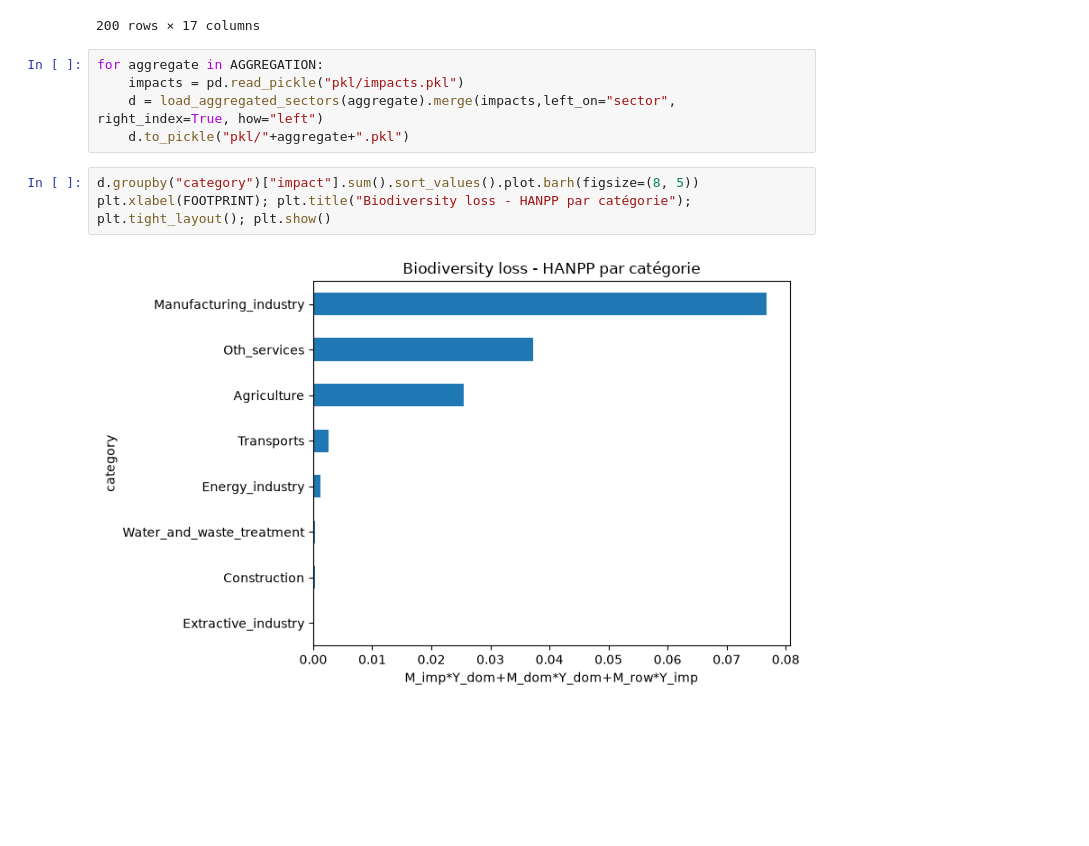
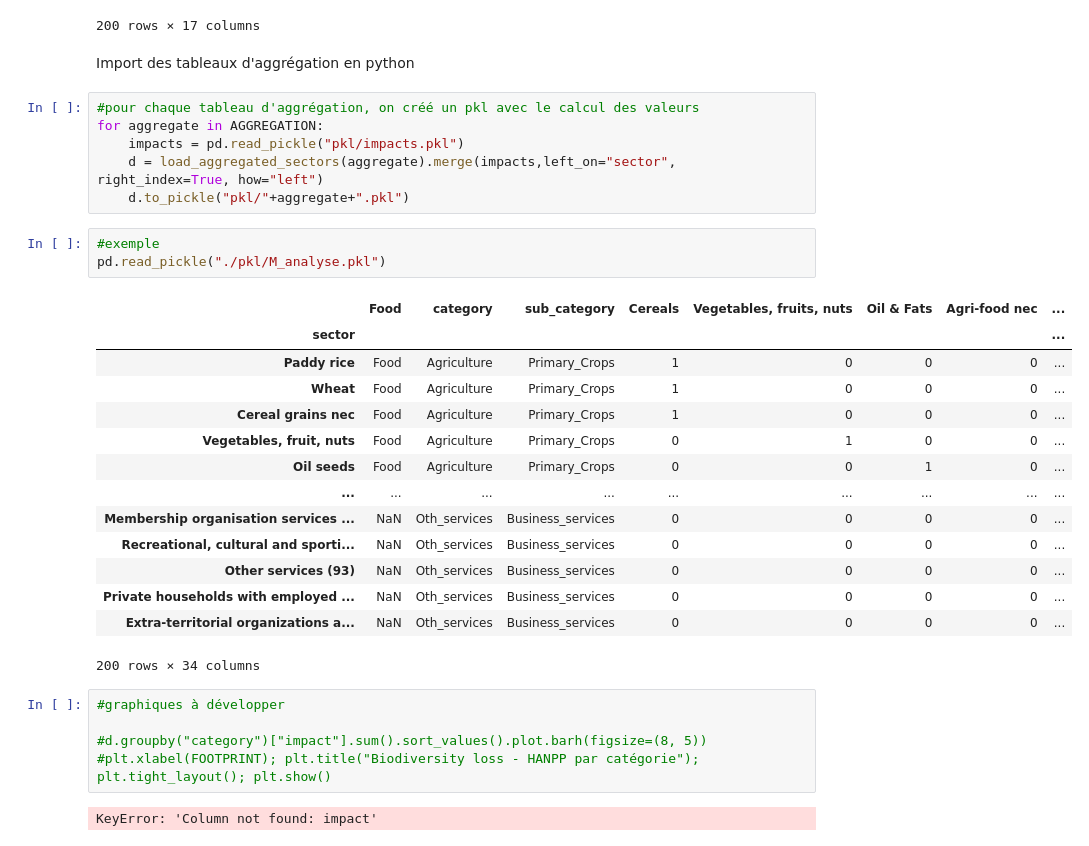
Before and after one commit to guykikissagbe-lab/Projet-Mod-lisation-prospective---limites-plan-taires, a Jupyter notebook: Script_graphs.ipynb, the cells around one changed output. Drawn from its saved outputs; the diff is of its cells as text; blank space fills up the shorter version.

```diff
--- a/Script_graphs.ipynb
+++ b/Script_graphs.ipynb
@@ -64,13 +72,36 @@ pd.read_pickle("pkl/impacts.pkl")
 | Private households with employed ... | NaN | NaN | NaN | NaN | NaN | NaN | NaN | NaN | ... |
 | Extra-territorial organizations a... | 0.000000 | 0.000000 | 0.000000e+00 | 0.000000e+00 | 0.000000e+00 | 0.000000 | 0.000000 | 0.000000 | ... |
 200 rows × 17 columns
+# %% [markdown]
+Import des tableaux d'aggrégation en python
 # %%
+#pour chaque tableau d'aggrégation, on créé un pkl avec le calcul des valeurs
 for aggregate in AGGREGATION:
     impacts = pd.read_pickle("pkl/impacts.pkl")
     d = load_aggregated_sectors(aggregate).merge(impacts,left_on="sector", right_index=True, how="left")
     d.to_pickle("pkl/"+aggregate+".pkl")
+# %%
+#exemple
+pd.read_pickle("./pkl/M_analyse.pkl")
+# %% [output]
+|  | Food | category | sub_category | Cereals | Vegetables, fruits, nuts | Oil & Fats | Agri-food nec | ... |
+| sector |  |  |  |  |  |  |  | ... |
+| Paddy rice | Food | Agriculture | Primary_Crops | 1 | 0 | 0 | 0 | ... |
+| Wheat | Food | Agriculture | Primary_Crops | 1 | 0 | 0 | 0 | ... |
+| Cereal grains nec | Food | Agriculture | Primary_Crops | 1 | 0 | 0 | 0 | ... |
+| Vegetables, fruit, nuts | Food | Agriculture | Primary_Crops | 0 | 1 | 0 | 0 | ... |
+| Oil seeds | Food | Agriculture | Primary_Crops | 0 | 0 | 1 | 0 | ... |
+| ... | ... | ... | ... | ... | ... | ... | ... | ... |
+| Membership organisation services ... | NaN | Oth_services | Business_services | 0 | 0 | 0 | 0 | ... |
+| Recreational, cultural and sporti... | NaN | Oth_services | Business_services | 0 | 0 | 0 | 0 | ... |
+| Other services (93) | NaN | Oth_services | Business_services | 0 | 0 | 0 | 0 | ... |
+| Private households with employed ... | NaN | Oth_services | Business_services | 0 | 0 | 0 | 0 | ... |
+| Extra-territorial organizations a... | NaN | Oth_services | Business_services | 0 | 0 | 0 | 0 | ... |
+200 rows × 34 columns
 # %%
-d.groupby("category")["impact"].sum().sort_values().plot.barh(figsize=(8, 5))
-plt.xlabel(FOOTPRINT); plt.title("Biodiversity loss - HANPP par catégorie"); plt.tight_layout(); plt.show()
+#graphiques à développer
+
+#d.groupby("category")["impact"].sum().sort_values().plot.barh(figsize=(8, 5))
+#plt.xlabel(FOOTPRINT); plt.title("Biodiversity loss - HANPP par catégorie"); plt.tight_layout(); plt.show()
 # %% [output]
-[figure, removed]
+KeyError: 'Column not found: impact'
```
Also changed, not shown: parts of 7 cells of this notebook.
